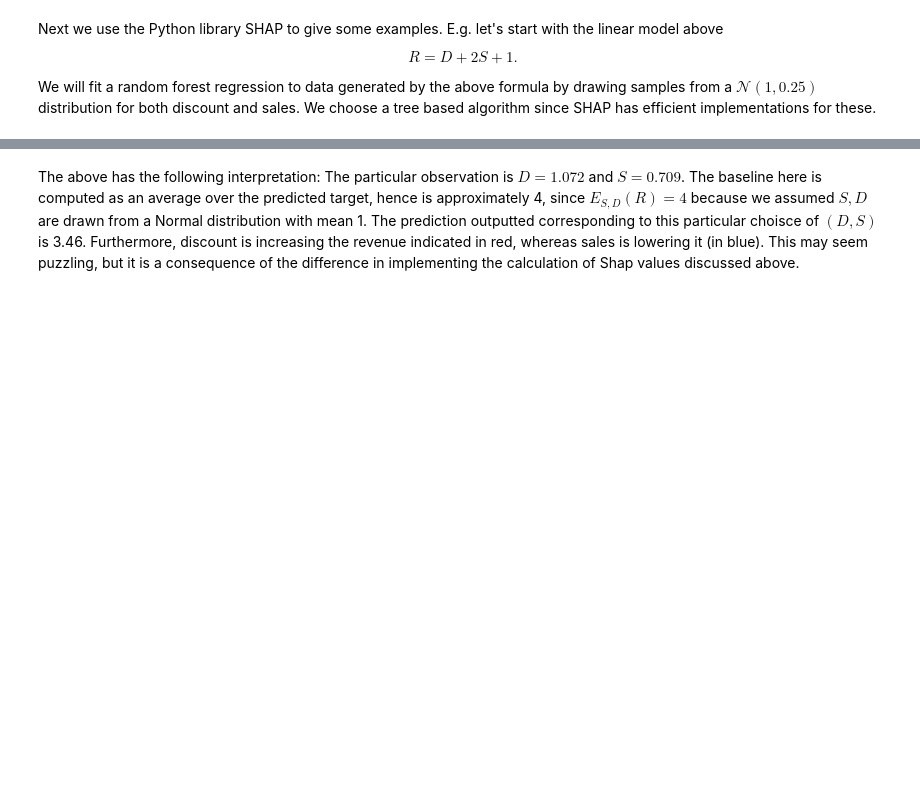
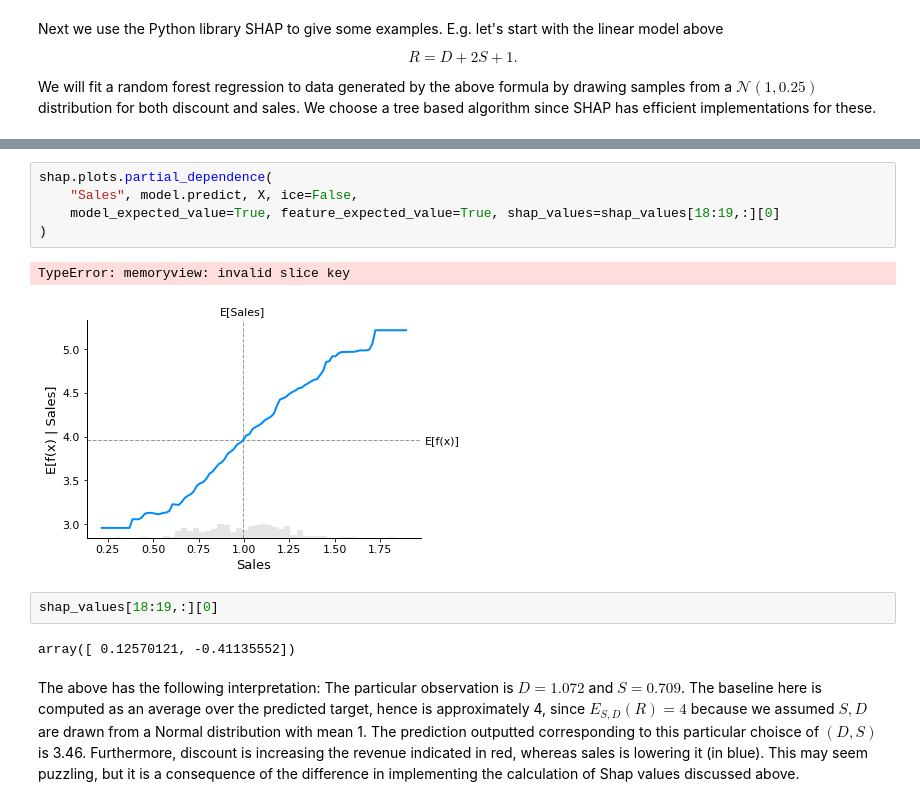
Before and after one commit to abcde799/Feature-Importance, a Jupyter notebook: shap0.ipynb, the cells around one changed output, grey strips where cells are left out. Cells and saved outputs as stored; diff of their text form; blank space fills up the shorter version.

```diff
--- a/shap0.ipynb
+++ b/shap0.ipynb
@@ -194,3 +208,15 @@ shap.force_plot(explainer.expected_value, shap_values[0,:], X.iloc[0,:])
+# %%
+shap.plots.partial_dependence(
+    "Sales", model.predict, X, ice=False,
+    model_expected_value=True, feature_expected_value=True, shap_values=shap_values[18:19,:][0]
+)
+# %% [output]
+TypeError: memoryview: invalid slice key
+[figure, added]
+# %%
+shap_values[18:19,:][0]
+# %% [output]
+array([ 0.12570121, -0.41135552])
 # %% [markdown]
 The above has the following interpretation: The particular observation is $D=1.072$ and $S=0.709$. The baseline here is computed as an average over the predicted target, hence is approximately 4, since $E_{S,D}(R)=4$ because we assumed $S,D$ are drawn from a Normal distribution with mean 1. The prediction outputted corresponding to this particular choisce of $(D,S)$ is 3.46. Furthermore, discount is increasing the revenue indicated in red, whereas sales is lowering it (in blue). This may seem puzzling, but it is a consequence of the difference in implementing the calculation of Shap values discussed above.
 # %% [markdown]
```
Also changed, not shown: parts of 59 cells of this notebook, 1 other file.
